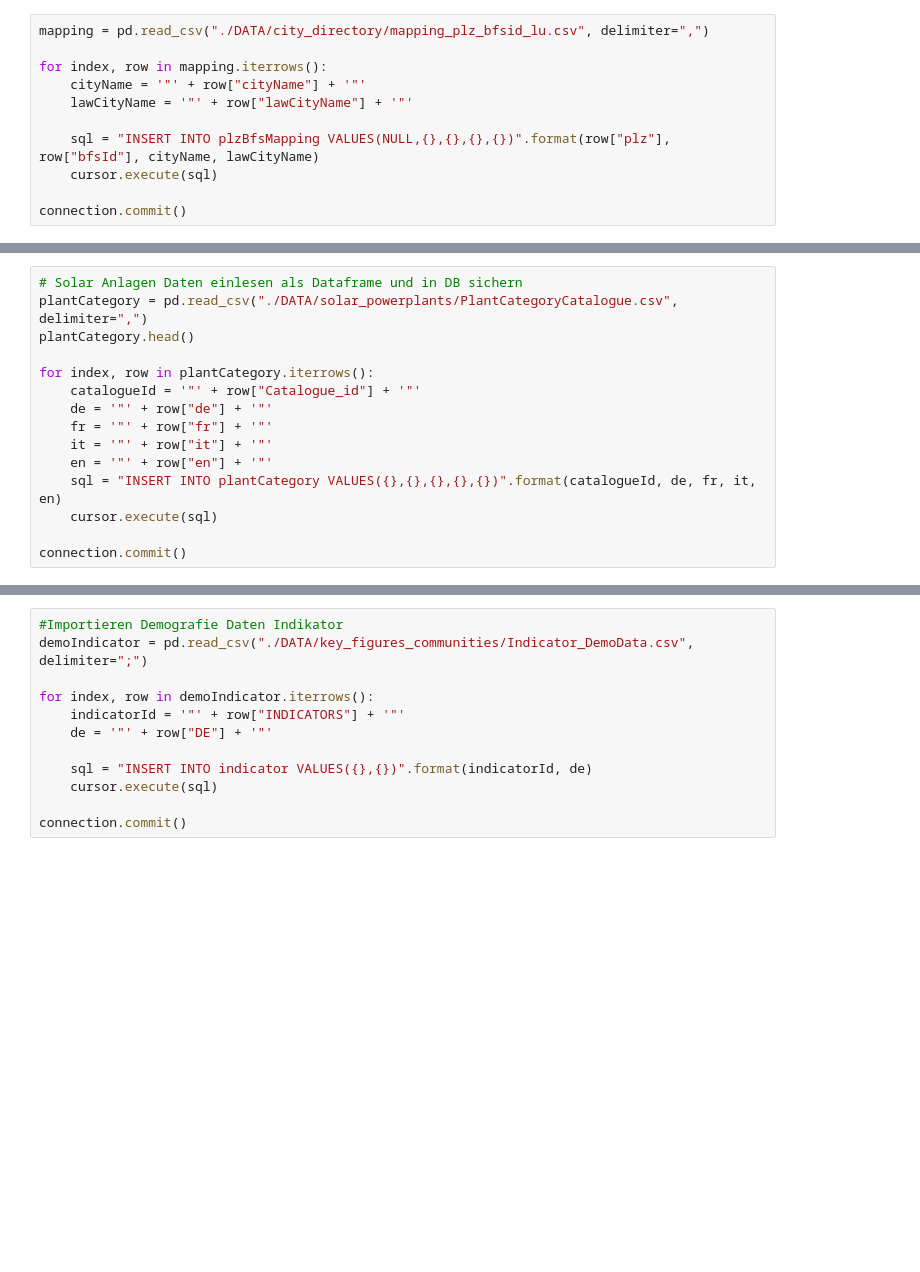
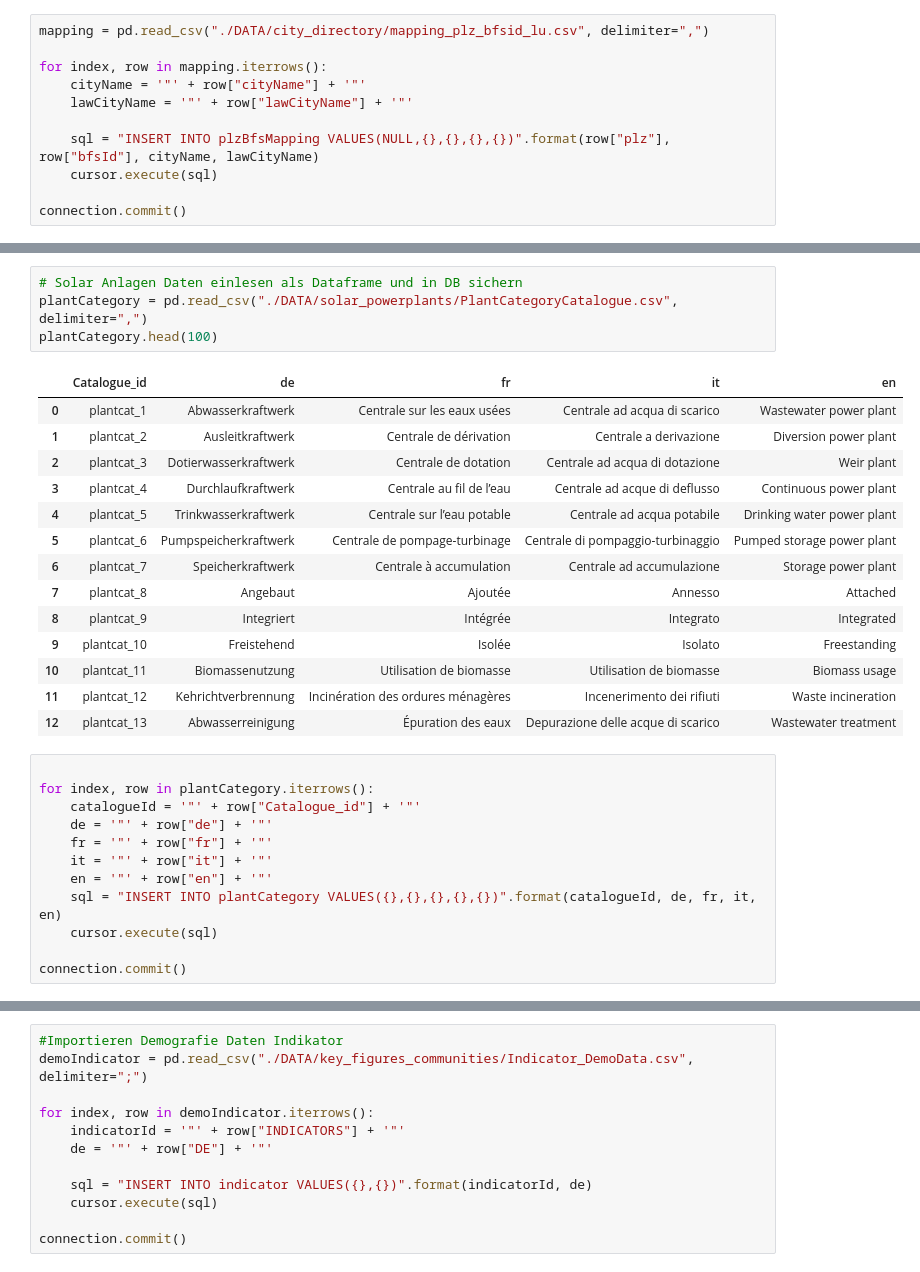
Before and after one commit to 7Horizon/BINA-CaseStudy, a Jupyter notebook: bina_dataimport.ipynb, the cells around one changed output, grey strips where cells are left out. Drawn from its saved outputs; the diff is of its cells as text; blank space fills up the shorter version.

Commit message:
Solaranlagen beschrieben

```diff
--- a/bina_dataimport.ipynb
+++ b/bina_dataimport.ipynb
@@ -279,7 +313,23 @@ connection.commit()
+# %%
+# Solar Anlagen Daten einlesen als Dataframe und in DB sichern
+plantCategory = pd.read_csv("./DATA/solar_powerplants/PlantCategoryCatalogue.csv", delimiter=",")
+plantCategory.head(100)
+# %% [output]
+|  | Catalogue_id | de | fr | it | en |
+| 0 | plantcat_1 | Abwasserkraftwerk | Centrale sur les eaux usées | Centrale ad acqua di scarico | Wastewater power plant |
+| 1 | plantcat_2 | Ausleitkraftwerk | Centrale de dérivation | Centrale a derivazione | Diversion power plant |
+| 2 | plantcat_3 | Dotierwasserkraftwerk | Centrale de dotation | Centrale ad acqua di dotazione | Weir plant |
+| 3 | plantcat_4 | Durchlaufkraftwerk | Centrale au fil de l’eau | Centrale ad acque di deflusso | Continuous power plant |
+| 4 | plantcat_5 | Trinkwasserkraftwerk | Centrale sur l’eau potable | Centrale ad acqua potabile | Drinking water power plant |
+| 5 | plantcat_6 | Pumpspeicherkraftwerk | Centrale de pompage-turbinage | Centrale di pompaggio-turbinaggio | Pumped storage power plant |
+| 6 | plantcat_7 | Speicherkraftwerk | Centrale à accumulation | Centrale ad accumulazione | Storage power plant |
+| 7 | plantcat_8 | Angebaut | Ajoutée | Annesso | Attached |
+| 8 | plantcat_9 | Integriert | Intégrée | Integrato | Integrated |
+| 9 | plantcat_10 | Freistehend | Isolée | Isolato | Freestanding |
+| 10 | plantcat_11 | Biomassenutzung | Utilisation de biomasse | Utilisation de biomasse | Biomass usage |
+| 11 | plantcat_12 | Kehrichtverbrennung | Incinération des ordures ménagères | Incenerimento dei rifiuti | Waste incineration |
+| 12 | plantcat_13 | Abwasserreinigung | Épuration des eaux | Depurazione delle acque di scarico | Wastewater treatment |
 # %%
-# Solar Anlagen Daten einlesen als Dataframe und in DB sichern
-plantCategory = pd.read_csv("./DATA/solar_powerplants/PlantCategoryCatalogue.csv", delimiter=",")
-plantCategory.head()
 
 for index, row in plantCategory.iterrows():
     catalogueId = '"' + row["Catalogue_id"] + '"'
```
Also changed, not shown: parts of 8 cells of this notebook.
